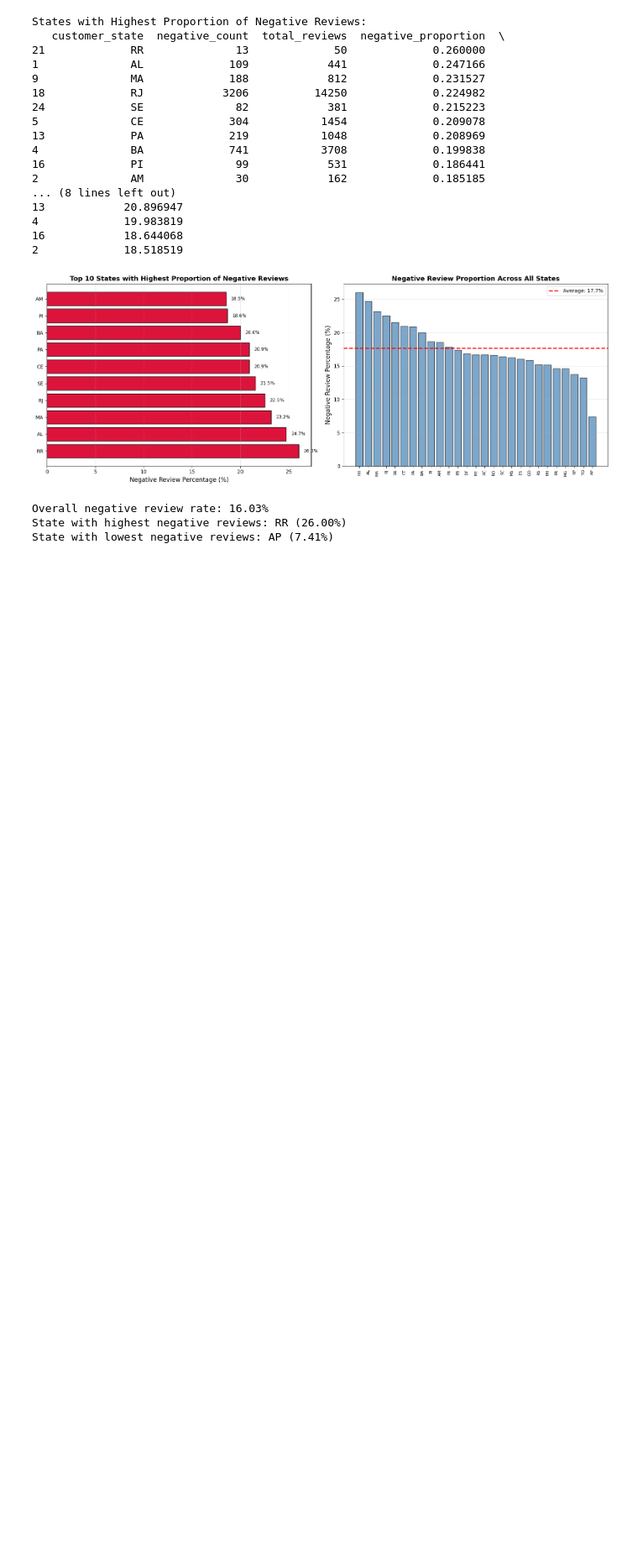
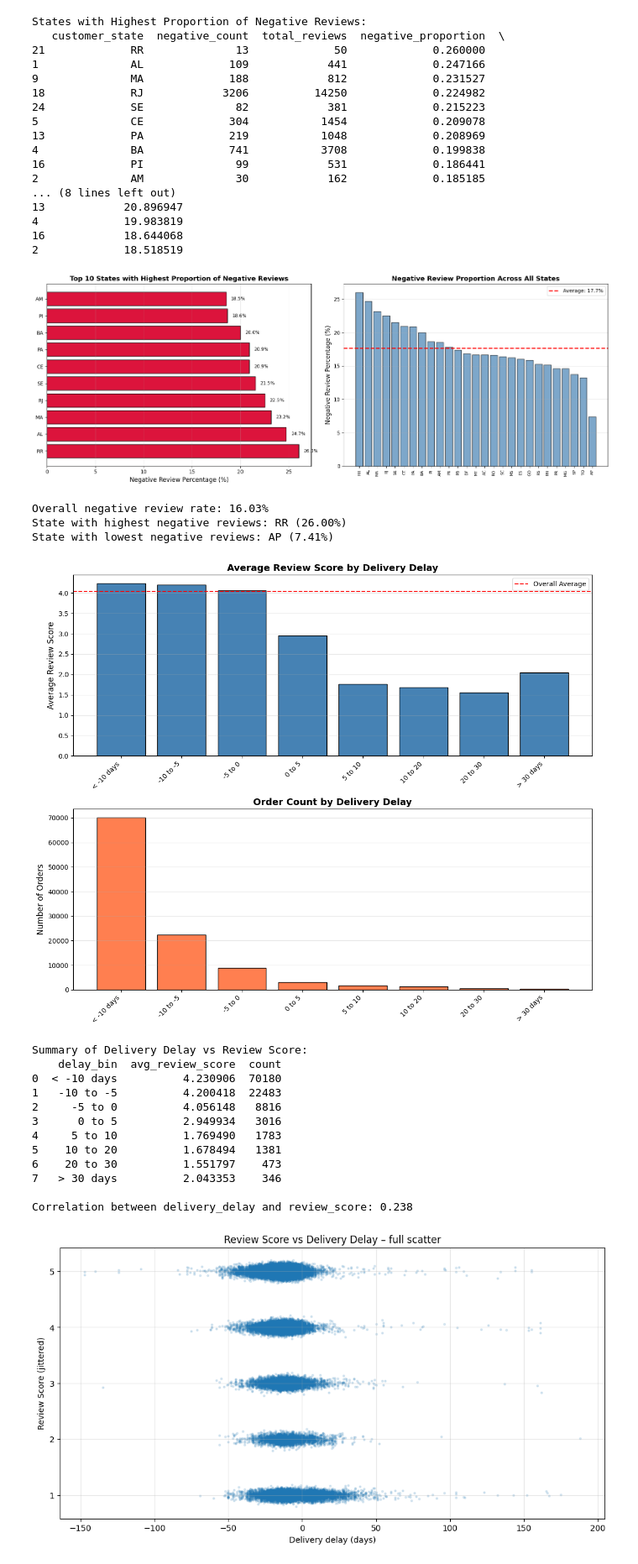
Before and after one commit to Y-Awara/Team-UNO-acl, a Jupyter notebook: MS1new.ipynb, the cells around one changed output. Shown: that part at 84% size. Drawn from its saved outputs; the diff is of its cells as text; code cells hidden in the pictures; blank space fills up the shorter version.

```diff
--- a/MS1new.ipynb
+++ b/MS1new.ipynb
@@ -785,3 +769,81 @@ States with Highest Proportion of Negative Reviews:
 Overall negative review rate: 16.03%
 State with highest negative reviews: RR (26.00%)
 State with lowest negative reviews: AP (7.41%)
+# %%
+# Create delay bins
+mergeddf['delay_bin'] = pd.cut(
+    mergeddf['delivery_delay'].dt.days,
+    bins=[-float('inf'), -10, -5, 0, 5, 10, 20, 30, float('inf')],
+    labels=['< -10 days', '-10 to -5', '-5 to 0', '0 to 5', '5 to 10', '10 to 20', '20 to 30', '> 30 days']
+)
+
+# Calculate average review score per bin
+delay_review = mergeddf.groupby('delay_bin', observed=True).agg({
+    'review_score': ['mean', 'count']
+}).reset_index()
+delay_review.columns = ['delay_bin', 'avg_review_score', 'count']
+
+# Visualization
+fig, (ax1, ax2) = plt.subplots(2, 1, figsize=(12, 10))
+
+# Plot 1: Average review score by delay bin
+ax1.bar(range(len(delay_review)), delay_review['avg_review_score'], color='steelblue', edgecolor='black')
+ax1.set_xticks(range(len(delay_review)))
+ax1.set_xticklabels(delay_review['delay_bin'], rotation=45, ha='right')
+ax1.set_ylabel('Average Review Score', fontsize=12)
+ax1.set_title('Average Review Score by Delivery Delay', fontsize=14, fontweight='bold')
+ax1.grid(axis='y', alpha=0.3)
+ax1.axhline(y=mergeddf['review_score'].mean(), color='red', linestyle='--', label='Overall Average')
+ax1.legend()
+
+# Plot 2: Count of orders per bin
+ax2.bar(range(len(delay_review)), delay_review['count'], color='coral', edgecolor='black')
+ax2.set_xticks(range(len(delay_review)))
+ax2.set_xticklabels(delay_review['delay_bin'], rotation=45, ha='right')
+ax2.set_ylabel('Number of Orders', fontsize=12)
+ax2.set_title('Order Count by Delivery Delay', fontsize=14, fontweight='bold')
+ax2.grid(axis='y', alpha=0.3)
+
+plt.tight_layout()
+plt.show()
+
+# Print summary statistics
+print("Summary of Delivery Delay vs Review Score:")
+print(delay_review)
+print(f"\nCorrelation between delivery_delay and review_score: {mergeddf[['delivery_delay', 'review_score']].corr().iloc[0,1]:.3f}")
+
+
+# Scatter: delivery delay vs review_score
+
+plt.figure(figsize=(12,6))
+
+# jitter review score so points don't stack on 1–5 only
+jittered_score = mergeddf['review_score'] + np.random.normal(0, 0.05, len(mergeddf))
+
+plt.scatter(
+    mergeddf['delivery_delay'].dt.days,
+    jittered_score,
+    s=5,
+    alpha=0.15     # key: transparency
+)
+
+plt.xlabel("Delivery delay (days)")
+plt.ylabel("Review Score (jittered)")
+plt.title("Review Score vs Delivery Delay – full scatter")
+plt.grid(alpha=0.3)
+plt.show()
+# %% [output]
+[figure, added]
+Summary of Delivery Delay vs Review Score:
+    delay_bin  avg_review_score  count
+0  < -10 days          4.230906  70180
+1   -10 to -5          4.200418  22483
+2     -5 to 0          4.056148   8816
+3      0 to 5          2.949934   3016
+4     5 to 10          1.769490   1783
+5    10 to 20          1.678494   1381
+6    20 to 30          1.551797    473
+7   > 30 days          2.043353    346
+
+Correlation between delivery_delay and review_score: 0.238
+[figure, added]
```
Also changed, not shown: parts of 12 cells of this notebook.
